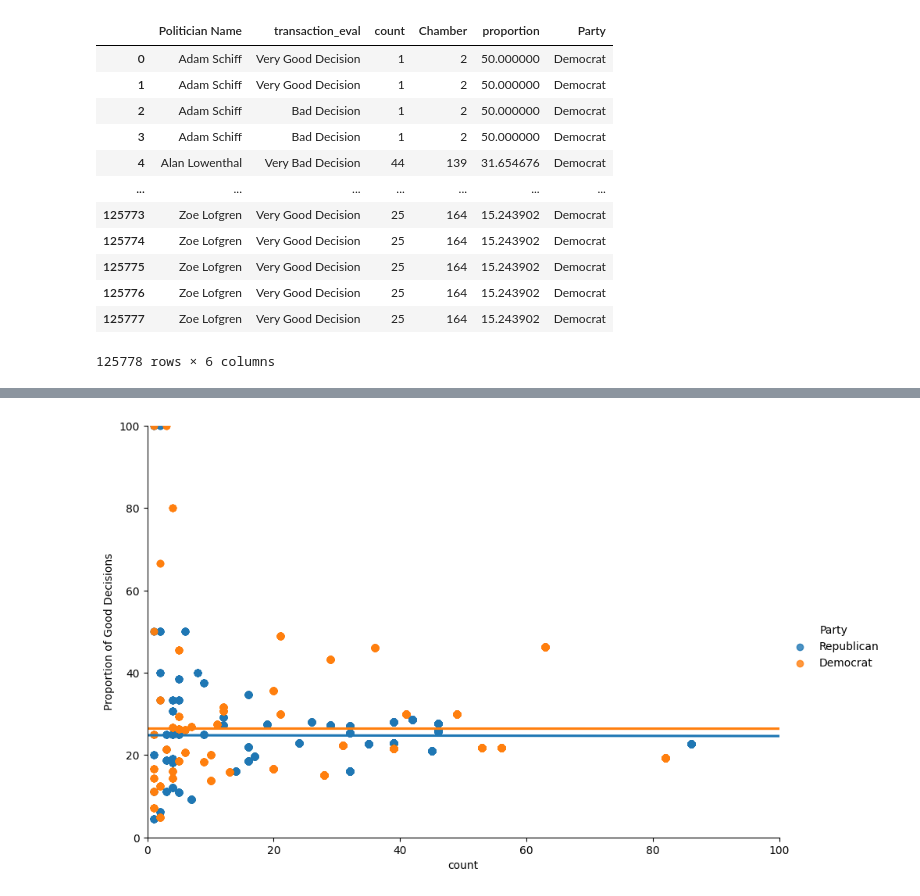
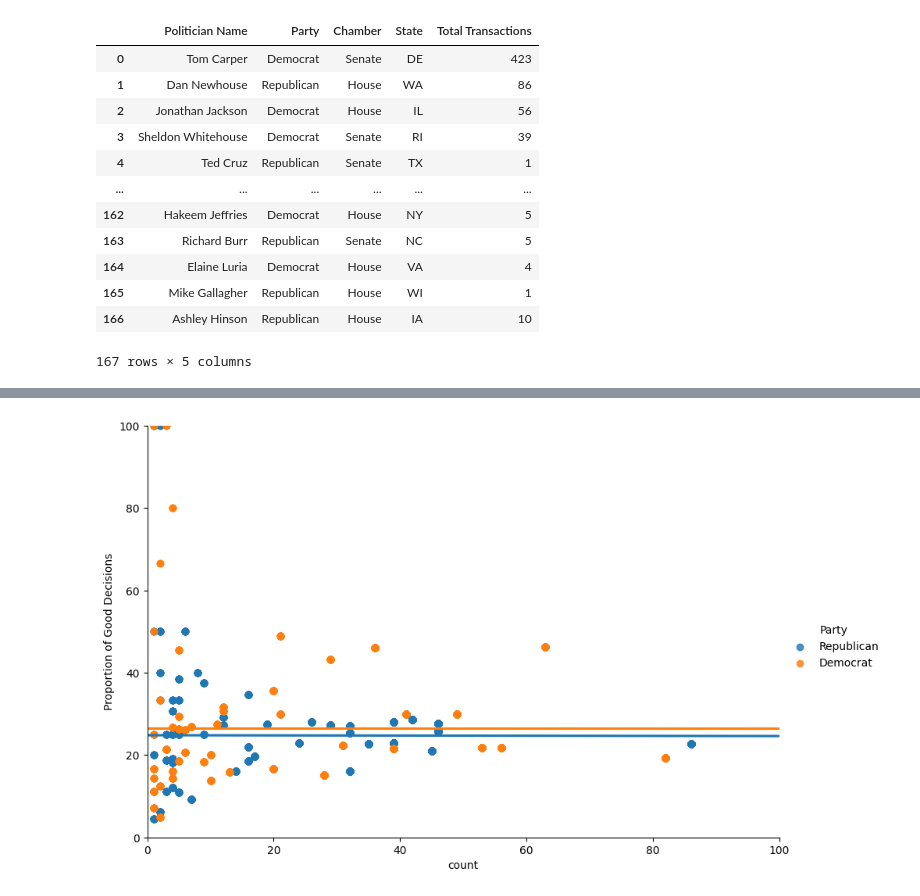
Before and after one commit to maxdokukin/Politician-Trades, a Jupyter notebook: Analysis/More Prices Analysis.ipynb, the cells around one changed output, grey strips where cells are left out. Cells and saved outputs as stored; diff of their text form; code cells hidden in the pictures.

```diff
--- a/Analysis/More Prices Analysis.ipynb
+++ b/Analysis/More Prices Analysis.ipynb
@@ -75,24 +20,26 @@ Name: count, dtype: int64
-# %%
-politician_decisions = df.groupby('Politician Name')['transaction_eval'].value_counts().reset_index()
-
-total_trades = df.groupby('Politician Name')['Chamber'].count().reset_index()
-
-palt = politician_decisions.merge(total_trades, on = 'Politician Name')
-palt['proportion'] = palt['count'] / palt['Chamber'] * 100
-
-palt = palt.merge(df[['Politician Name', 'Party']], on='Politician Name')
-palt
-# %% [output]
-|  | Politician Name | transaction_eval | count | Chamber | proportion | Party |
-| 0 | Adam Schiff | Very Good Decision | 1 | 2 | 50.000000 | Democrat |
-| 1 | Adam Schiff | Very Good Decision | 1 | 2 | 50.000000 | Democrat |
-| 2 | Adam Schiff | Bad Decision | 1 | 2 | 50.000000 | Democrat |
-| 3 | Adam Schiff | Bad Decision | 1 | 2 | 50.000000 | Democrat |
-| 4 | Alan Lowenthal | Very Bad Decision | 44 | 139 | 31.654676 | Democrat |
-| ... | ... | ... | ... | ... | ... | ... |
-| 125773 | Zoe Lofgren | Very Good Decision | 25 | 164 | 15.243902 | Democrat |
-| 125774 | Zoe Lofgren | Very Good Decision | 25 | 164 | 15.243902 | Democrat |
-| 125775 | Zoe Lofgren | Very Good Decision | 25 | 164 | 15.243902 | Democrat |
-| 125776 | Zoe Lofgren | Very Good Decision | 25 | 164 | 15.243902 | Democrat |
-| 125777 | Zoe Lofgren | Very Good Decision | 25 | 164 | 15.243902 | Democrat |
-125778 rows × 6 columns
+# %%
+# global vars
+party_colors = {
+        'Democrat': '#0015BC',
+        'Republican': '#DE0100',
+        'Other': '#777777',
+    }
+
+info_by_name = df[['Politician Name', 'Party', 'Chamber', 'State']].drop_duplicates()
+info_by_name = info_by_name.merge(df.groupby('Politician Name').size().reset_index(name='Total Transactions'), on="Politician Name")
+# info_by_name = info_by_name.merge(trades.groupby('Politician Name').size().reset_index(name='Total Trade Cycles'), on="Politician Name")
+info_by_name
+# %% [output]
+|  | Politician Name | Party | Chamber | State | Total Transactions |
+| 0 | Tom Carper | Democrat | Senate | DE | 423 |
+| 1 | Dan Newhouse | Republican | House | WA | 86 |
+| 2 | Jonathan Jackson | Democrat | House | IL | 56 |
+| 3 | Sheldon Whitehouse | Democrat | Senate | RI | 39 |
+| 4 | Ted Cruz | Republican | Senate | TX | 1 |
+| ... | ... | ... | ... | ... | ... |
+| 162 | Hakeem Jeffries | Democrat | House | NY | 5 |
+| 163 | Richard Burr | Republican | Senate | NC | 5 |
+| 164 | Elaine Luria | Democrat | House | VA | 4 |
+| 165 | Mike Gallagher | Republican | House | WI | 1 |
+| 166 | Ashley Hinson | Republican | House | IA | 10 |
+167 rows × 5 columns
```
Also changed, not shown: parts of 7 cells of this notebook, 3 other files.
